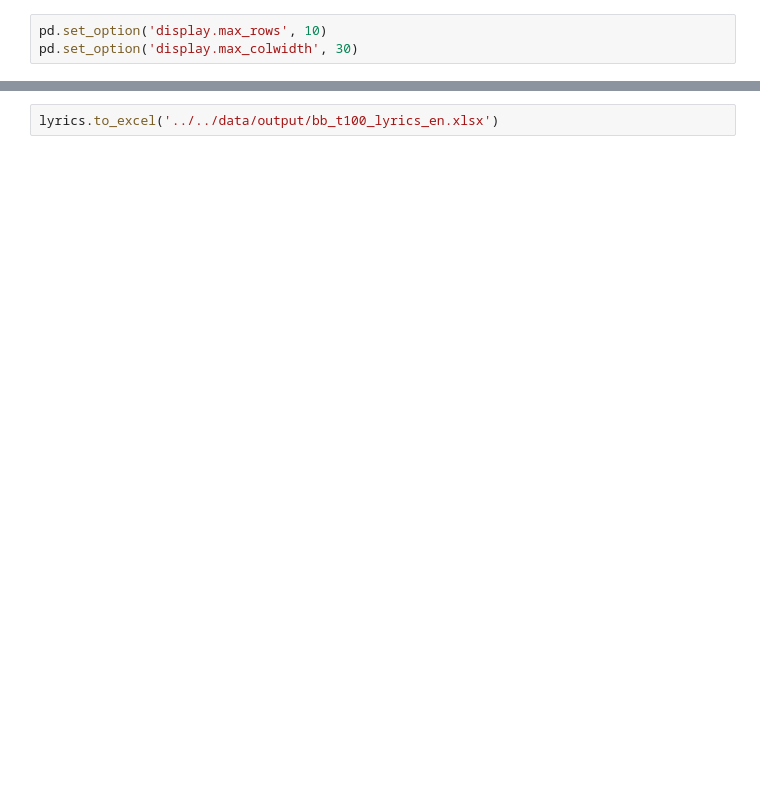
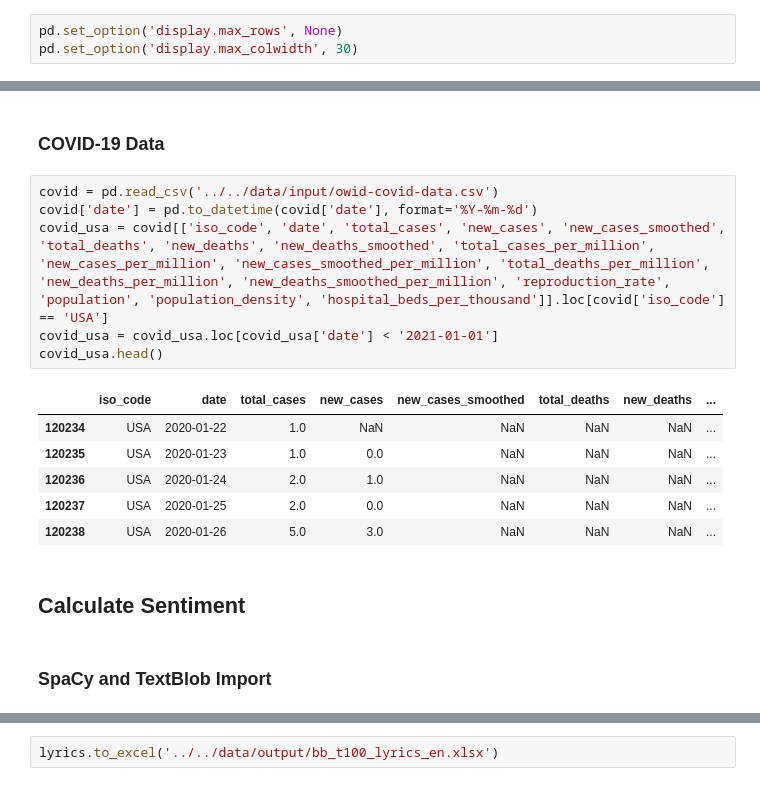
Before and after one commit to FelixSiegfriedRiedel/chart-lyrics-analysis, a Jupyter notebook: src/notebooks/sentiment.ipynb, the cells around one changed output, grey strips where cells are left out. Cells and saved outputs as stored; diff of their text form; blank space fills up the shorter version.

```diff
--- a/src/notebooks/sentiment.ipynb
+++ b/src/notebooks/sentiment.ipynb
@@ -37,3 +44,3 @@ for dirname, _, filenames in os.walk('../../data/billboard'):
 # %%
-pd.set_option('display.max_rows', 10)
+pd.set_option('display.max_rows', None)
 pd.set_option('display.max_colwidth', 30)
@@ -77,6 +98,25 @@ bb_t100.head()
 | 2 | 2 | 2 | All I Want For Christmas I... | Mariah Carey | 3 | 7 | 30 | 3 | ... |
 | 3 | 3 | 3 | Sicko Mode | Travis Scott | 1 | 3 | 21 | 4 | ... |
 | 4 | 4 | 4 | Sunflower (Spider-Man: Int... | Post Malone & Swae Lee | 4 | 4 | 10 | 5 | ... |
+# %% [markdown]
+### COVID-19 Data
+# %%
+covid = pd.read_csv('../../data/input/owid-covid-data.csv')
+covid['date'] = pd.to_datetime(covid['date'], format='%Y-%m-%d')
+covid_usa = covid[['iso_code', 'date', 'total_cases', 'new_cases', 'new_cases_smoothed', 'total_deaths', 'new_deaths', 'new_deaths_smoothed', 'total_cases_per_million', 'new_cases_per_million', 'new_cases_smoothed_per_million', 'total_deaths_per_million', 'new_deaths_per_million', 'new_deaths_smoothed_per_million', 'reproduction_rate', 'population', 'population_density', 'hospital_beds_per_thousand']].loc[covid['iso_code'] == 'USA']
+covid_usa = covid_usa.loc[covid_usa['date'] < '2021-01-01']
+covid_usa.head()
+# %% [output]
+|  | iso_code | date | total_cases | new_cases | new_cases_smoothed | total_deaths | new_deaths | ... |
+| 120234 | USA | 2020-01-22 | 1.0 | NaN | NaN | NaN | NaN | ... |
+| 120235 | USA | 2020-01-23 | 1.0 | 0.0 | NaN | NaN | NaN | ... |
+| 120236 | USA | 2020-01-24 | 2.0 | 1.0 | NaN | NaN | NaN | ... |
+| 120237 | USA | 2020-01-25 | 2.0 | 0.0 | NaN | NaN | NaN | ... |
+| 120238 | USA | 2020-01-26 | 5.0 | 3.0 | NaN | NaN | NaN | ... |
+# %% [markdown]
+## Calculate Sentiment
+# %% [markdown]
+### SpaCy and TextBlob Import
 # %%
 import spacy
 from spacytextblob.spacytextblob import SpacyTextBlob
```
Also changed, not shown: parts of 38 cells of this notebook, 5 other files.
